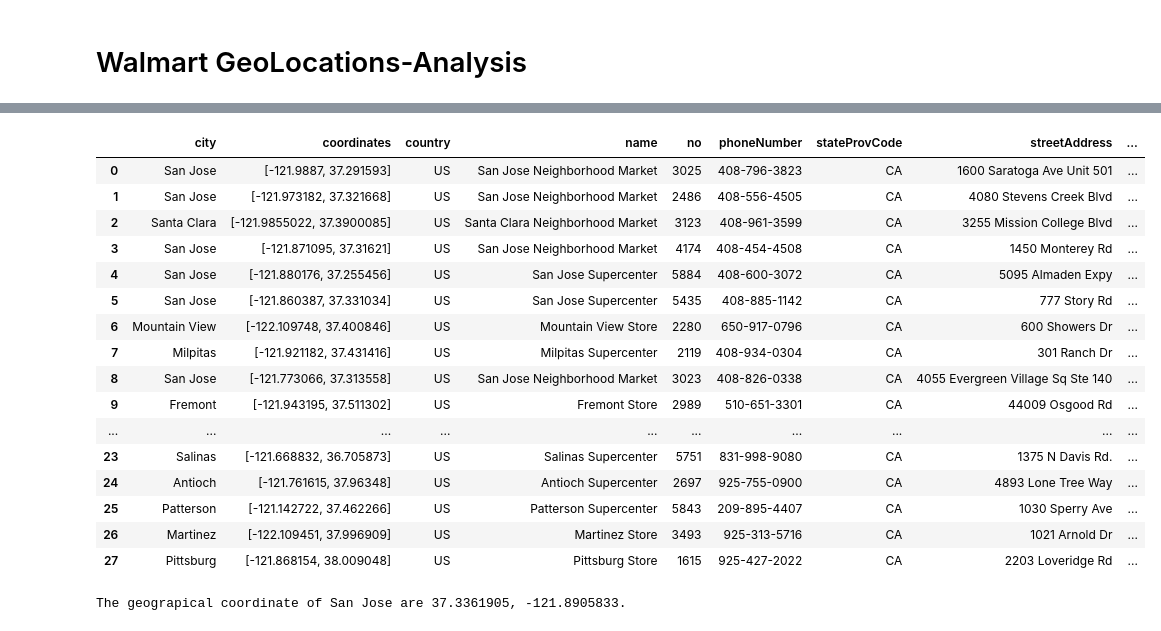
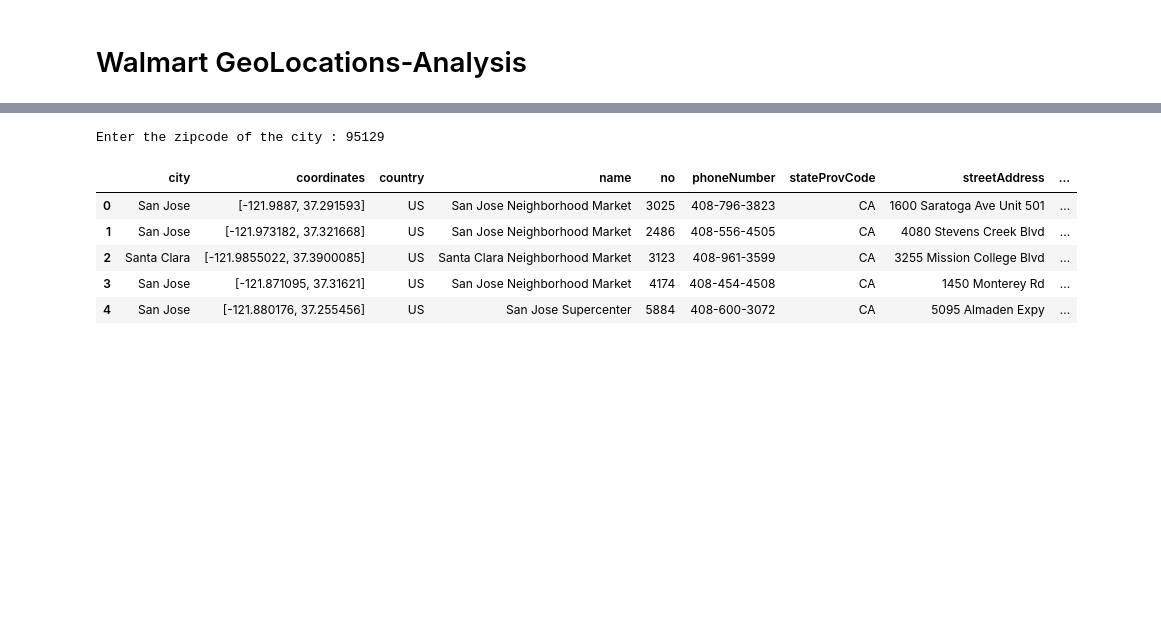
Before and after one commit to dhanup369/Python_Challenge, a Jupyter notebook: Walmart-Geo locations.ipynb, the cells around one changed output, grey strips where cells are left out. Cells and saved outputs as stored; diff of their text form; code cells hidden in the pictures; blank space fills up the shorter version.

```diff
--- a/Walmart-Geo locations.ipynb
+++ b/Walmart-Geo locations.ipynb
@@ -248,33 +422,17 @@ dff
+# %%
+zipcode=input("Enter the zipcode of the city : ")
+# %% [output]
+Enter the zipcode of the city : 95129
 # %%
-url5="http://api.walmartlabs.com/v1/stores?apiKey=rrvpb4x3az8mubaxka7uvhkj&zip=95129&format=json"
+
+url5=f"http://api.walmartlabs.com/v1/stores?apiKey=rrvpb4x3az8mubaxka7uvhkj&zip={zipcode}&format=json"
 res5=requests.get(url5).json()
 df=json_normalize(res5)
-df
+df.head()
 # %% [output]
 |  | city | coordinates | country | name | no | phoneNumber | stateProvCode | streetAddress | ... |
 | 0 | San Jose | [-121.9887, 37.291593] | US | San Jose Neighborhood Market | 3025 | 408-796-3823 | CA | 1600 Saratoga Ave Unit 501 | ... |
 | 1 | San Jose | [-121.973182, 37.321668] | US | San Jose Neighborhood Market | 2486 | 408-556-4505 | CA | 4080 Stevens Creek Blvd | ... |
 | 2 | Santa Clara | [-121.9855022, 37.3900085] | US | Santa Clara Neighborhood Market | 3123 | 408-961-3599 | CA | 3255 Mission College Blvd | ... |
 | 3 | San Jose | [-121.871095, 37.31621] | US | San Jose Neighborhood Market | 4174 | 408-454-4508 | CA | 1450 Monterey Rd | ... |
 | 4 | San Jose | [-121.880176, 37.255456] | US | San Jose Supercenter | 5884 | 408-600-3072 | CA | 5095 Almaden Expy | ... |
-| 5 | San Jose | [-121.860387, 37.331034] | US | San Jose Supercenter | 5435 | 408-885-1142 | CA | 777 Story Rd | ... |
-| 6 | Mountain View | [-122.109748, 37.400846] | US | Mountain View Store | 2280 | 650-917-0796 | CA | 600 Showers Dr | ... |
-| 7 | Milpitas | [-121.921182, 37.431416] | US | Milpitas Supercenter | 2119 | 408-934-0304 | CA | 301 Ranch Dr | ... |
-| 8 | San Jose | [-121.773066, 37.313558] | US | San Jose Neighborhood Market | 3023 | 408-826-0338 | CA | 4055 Evergreen Village Sq Ste 140 | ... |
-| 9 | Fremont | [-121.943195, 37.511302] | US | Fremont Store | 2989 | 510-651-3301 | CA | 44009 Osgood Rd | ... |
-| ... | ... | ... | ... | ... | ... | ... | ... | ... | ... |
-| 23 | Salinas | [-121.668832, 36.705873] | US | Salinas Supercenter | 5751 | 831-998-9080 | CA | 1375 N Davis Rd. | ... |
-| 24 | Antioch | [-121.761615, 37.96348] | US | Antioch Supercenter | 2697 | 925-755-0900 | CA | 4893 Lone Tree Way | ... |
-| 25 | Patterson | [-121.142722, 37.462266] | US | Patterson Supercenter | 5843 | 209-895-4407 | CA | 1030 Sperry Ave | ... |
-| 26 | Martinez | [-122.109451, 37.996909] | US | Martinez Store | 3493 | 925-313-5716 | CA | 1021 Arnold Dr | ... |
-| 27 | Pittsburg | [-121.868154, 38.009048] | US | Pittsburg Store | 1615 | 925-427-2022 | CA | 2203 Loveridge Rd | ... |
-# %%
-address = 'San Jose,CA'
-
-geolocator = Nominatim()
-location = geolocator.geocode(address)
-latitude = location.latitude
-longitude = location.longitude
-print('The geograpical coordinate of San Jose are {}, {}.'.format(latitude, longitude))
-# %% [output]
-The geograpical coordinate of San Jose are 37.3361905, -121.8905833.
```
Also changed, not shown: parts of 32 cells of this notebook, 7 other files.
